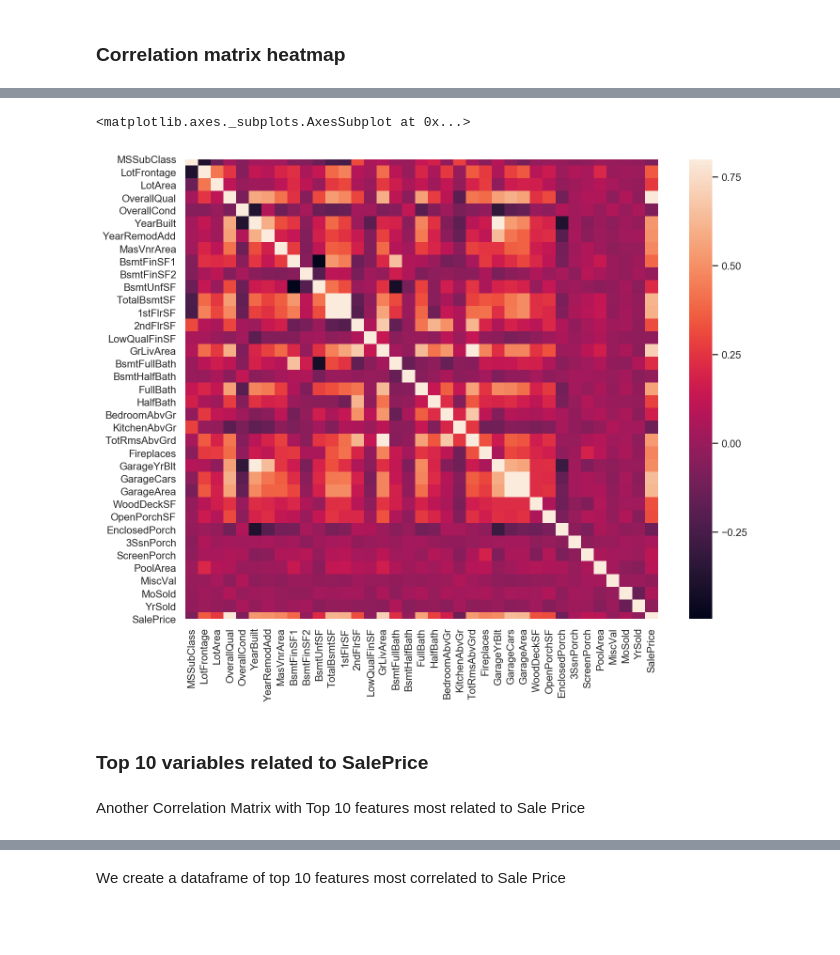
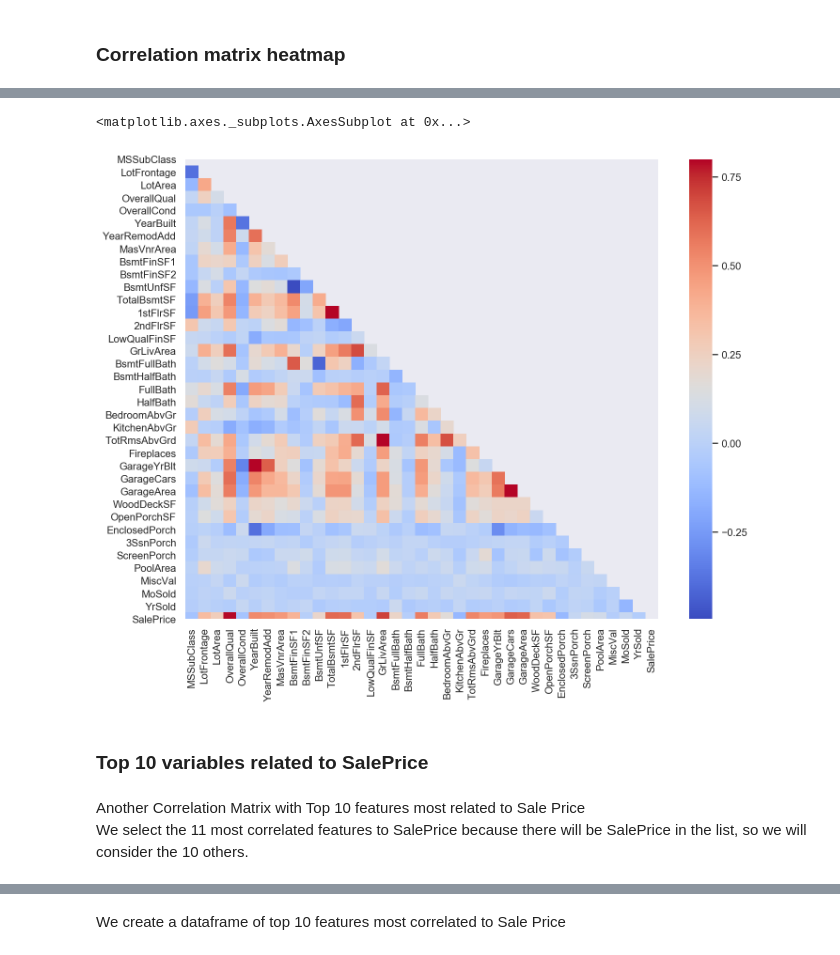
Before and after one commit to Simplon-IA-Bdx-1/house-prices-mehdi-bastien, a Jupyter notebook: HousePrices.ipynb, the cells around one changed output, grey strips where cells are left out. Saved outputs shown, nothing was run; the diff lists cells and outputs as text; code cells hidden in the pictures; blank space fills up the shorter version.

```diff
--- a/HousePrices.ipynb
+++ b/HousePrices.ipynb
@@ -23,5 +23,5 @@ warnings.filterwarnings('ignore')
 # %% [markdown]
 Load datasets train and test
 # %%
-train = pd.read_csv('input/train.csv')
+trainfull = pd.read_csv('input/train.csv')
 test = pd.read_csv('input/test.csv')
@@ -38,0 +41,3 @@ Test data size before drop Id column : (1459, 80)
+# %%
+trainfull.drop("Id", axis = 1, inplace = True)
+test.drop("Id", axis = 1, inplace = True)
@@ -149,4 +180,4 @@ print(f"{total_cat} categorical + {total_num} numerical = {total_cat + total_num
 # %% [markdown]
 ### Correlation matrix heatmap
 # %%
-corrmat = train.corr()
+corrmat = trainfull.corr()
@@ -174,11 +184,14 @@ corrmat
 # %%
 f, ax = plt.subplots(figsize = (12, 9))
-sns.heatmap(corrmat, vmax = .8, square = True)
+mask = np.zeros_like(corrmat)           # to display only
+mask[np.triu_indices_from(mask)] = True # half of the matrix
+sns.heatmap(corrmat,mask=mask, vmax = .8, square = True, cmap = "coolwarm")
 # %% [output]
 <matplotlib.axes._subplots.AxesSubplot at 0x...>
-[figure, old version]
+[figure, new version]
 # %% [markdown]
 ### Top 10 variables related to SalePrice
 # %% [markdown]
 Another Correlation Matrix with Top 10  features most related to Sale Price
+We select the 11 most correlated features to SalePrice because there will be SalePrice in the list, so we will consider the 10 others.
 # %%
```
Also changed, not shown: parts of 112 cells of this notebook.
